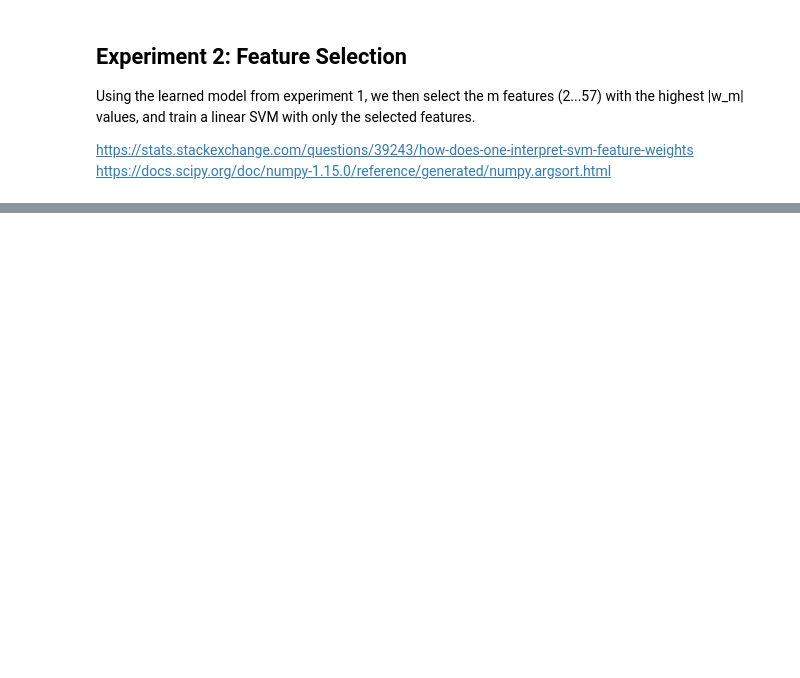
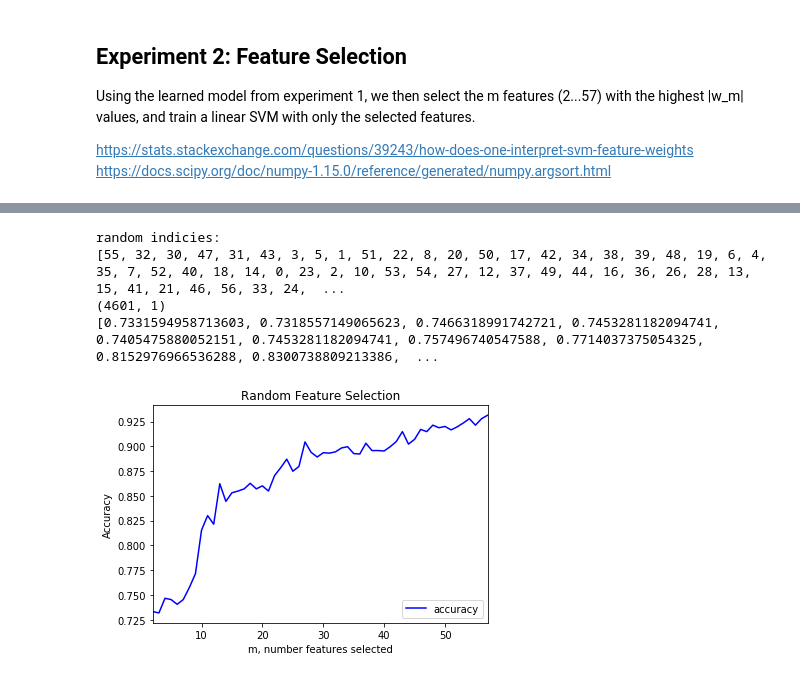
Before and after one commit to jzcs/ML_Winter2019, a Jupyter notebook: ML_HW_3.ipynb, the cells around one changed output, grey strips where cells are left out. Cells and saved outputs as stored; diff of their text form; code cells hidden in the pictures; blank space fills up the shorter version.

```diff
--- a/ML_HW_3.ipynb
+++ b/ML_HW_3.ipynb
@@ -241,0 +196,56 @@ plt.show()
+# %%
+from random import shuffle
+rand_ind = list(range(0,57))
+shuffle(rand_ind)
+print("random indicies:")
+print(rand_ind)
+
+label = spam[:,-1]
+n_feat = 57
+
+a = spam[:,rand_ind[0]] #start with top value
+a = a.reshape(-1,1)
+print(a.shape)
+acc = []
+for m in range(2,n_feat+1): #2 to 57
+    b = spam[:,rand_ind[m-1]].reshape(-1,1)
+    a = np.concatenate((a, b), axis=1)
+    #print(a.shape)
+    #print(sum(a[:,0]), sum(a[:,1]))
+
+    data = a
+
+    # ******PREPROCESSING **********************************
+    #Split training/test data
+    X_train, X_test, y_train, y_test = train_test_split(data, label, test_size = 0.50, stratify = label)
+
+    #Scale data by training set
+    scaler = preprocessing.StandardScaler().fit(X_train)
+    X_train_scaled = scaler.transform(X_train)
+    X_test_scaled = scaler.transform(X_test)
+
+    #*** TRAINING ******************************
+    svclassifier = SVC(kernel='linear') #linear SVC is faster?
+    svclassifier.fit(X_train_scaled, y_train)
+
+    y_pred = svclassifier.predict(X_test_scaled)
+    #y_score = svclassifier.decision_function(X_test_scaled)
+
+    acc.append(accuracy_score(y_test, y_pred))
+print(acc)
+
+x_vals = range(2,n_feat+1)
+plt.title('Random Feature Selection')
+plt.plot(x_vals, acc, 'b', label = 'accuracy')
+plt.legend(loc = 'lower right')
+
+plt.xlim([2, n_feat])
+plt.ylabel('Accuracy')
+plt.xlabel('m, number features selected')
+plt.show()
+# %% [output]
+random indicies:
+[55, 32, 30, 47, 31, 43, 3, 5, 1, 51, 22, 8, 20, 50, 17, 42, 34, 38, 39, 48, 19, 6, 4, 35, 7, 52, 40, 18, 14, 0, 23, 2, 10, 53, 54, 27, 12, 37, 49, 44, 16, 36, 26, 28, 13, 15, 41, 21, 46, 56, 33, 24,  ...
+(4601, 1)
+[0.7331594958713603, 0.7318557149065623, 0.7466318991742721, 0.7453281182094741, 0.7405475880052151, 0.7453281182094741, 0.757496740547588, 0.7714037375054325, 0.8152976966536288, 0.8300738809213386,  ...
+[figure, added]
```
Also changed, not shown: parts of 11 cells of this notebook, 1 other file.
